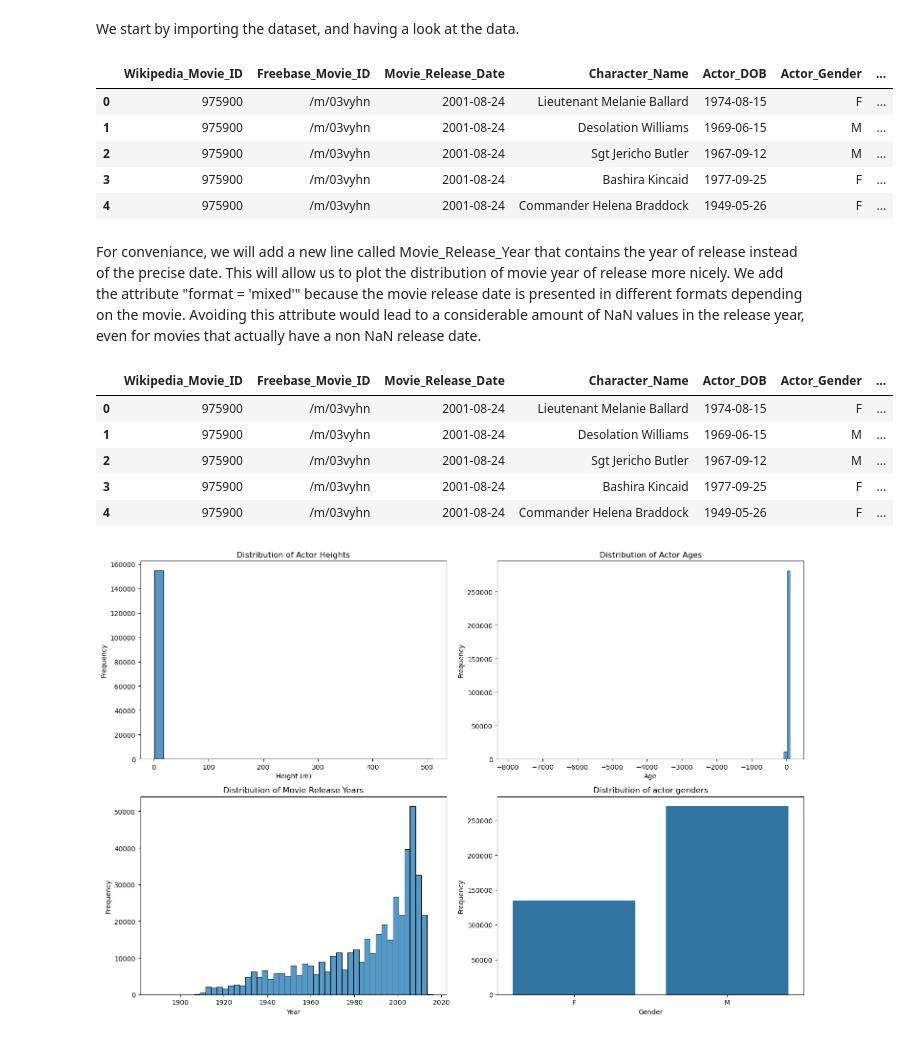
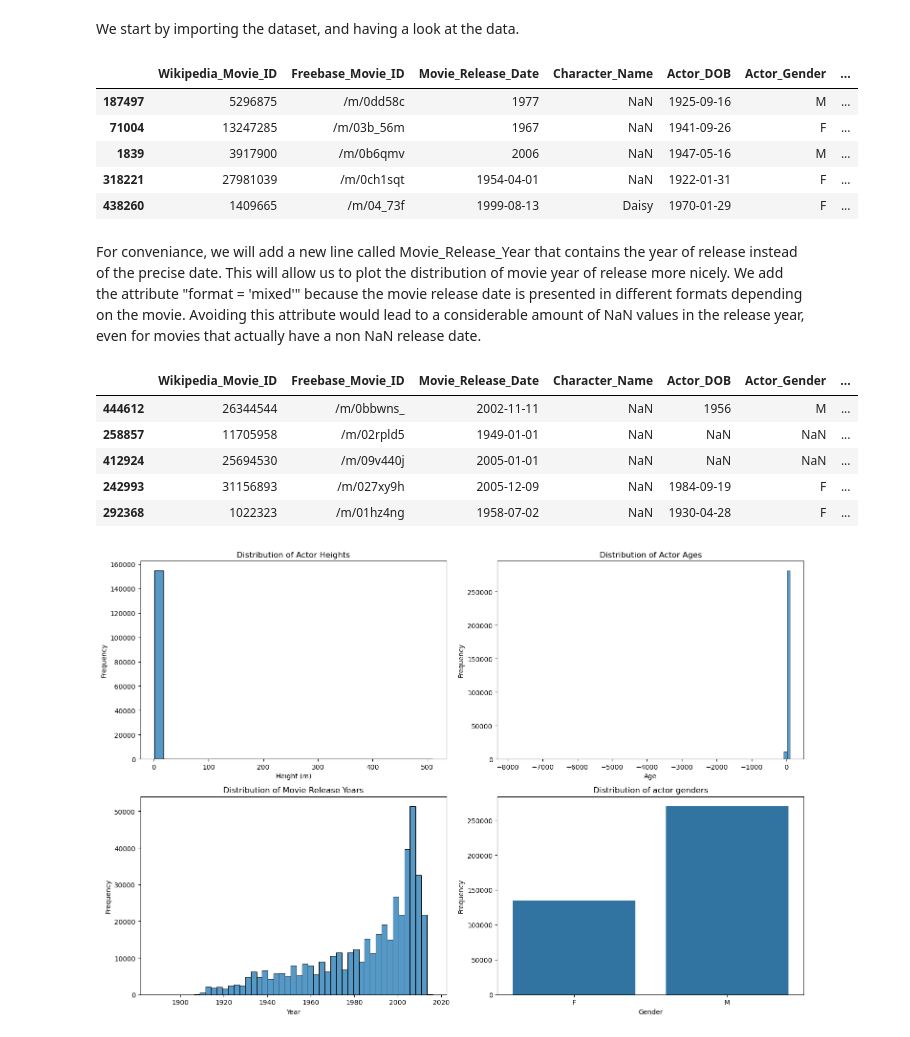
Before and after one commit to epfl-ada/ada-2024-project-adanonymous, a Jupyter notebook: src/utils/preprocessing_louis.ipynb, the cells around one changed output. Saved outputs shown, nothing was run; the diff lists cells and outputs as text; code cells hidden in the pictures.

```diff
--- a/src/utils/preprocessing_louis.ipynb
+++ b/src/utils/preprocessing_louis.ipynb
@@ -8,33 +8,35 @@ import seaborn as sns
 # %% [markdown]
 We start by importing the dataset, and having a look at the data.
 # %%
-character_metadata = pd.read_csv('character.metadata.tsv', sep='\t')
+# Load the character metadata using relative path
+
+character_metadata = pd.read_csv("..\..\data\character.metadata.tsv", sep='\t')
 
 column_names = ['Wikipedia_Movie_ID', 'Freebase_Movie_ID', 'Movie_Release_Date', 'Character_Name', 'Actor_DOB', 'Actor_Gender', 'Actor_Height', 'Actor_Ethnicity', 'Actor_Name', 'Actor_Age_At_Movie_Release', 'Freebase_Character_Actor_Map_ID', 'Freebase_character_ID', 'Freebase_Actor_ID']
 character_metadata.columns = column_names
 
-character_metadata.head(5)
+character_metadata.sample(5)
 # %% [output]
 |  | Wikipedia_Movie_ID | Freebase_Movie_ID | Movie_Release_Date | Character_Name | Actor_DOB | Actor_Gender | ... |
-| 0 | 975900 | /m/03vyhn | 2001-08-24 | Lieutenant Melanie Ballard | 1974-08-15 | F | ... |
-| 1 | 975900 | /m/03vyhn | 2001-08-24 | Desolation Williams | 1969-06-15 | M | ... |
-| 2 | 975900 | /m/03vyhn | 2001-08-24 | Sgt Jericho Butler | 1967-09-12 | M | ... |
-| 3 | 975900 | /m/03vyhn | 2001-08-24 | Bashira Kincaid | 1977-09-25 | F | ... |
-| 4 | 975900 | /m/03vyhn | 2001-08-24 | Commander Helena Braddock | 1949-05-26 | F | ... |
+| 187497 | 5296875 | /m/0dd58c | 1977 | NaN | 1925-09-16 | M | ... |
+| 71004 | 13247285 | /m/03b_56m | 1967 | NaN | 1941-09-26 | F | ... |
+| 1839 | 3917900 | /m/0b6qmv | 2006 | NaN | 1947-05-16 | M | ... |
+| 318221 | 27981039 | /m/0ch1sqt | 1954-04-01 | NaN | 1922-01-31 | F | ... |
+| 438260 | 1409665 | /m/04_73f | 1999-08-13 | Daisy | 1970-01-29 | F | ... |
 # %% [markdown]
 For conveniance, we will add a new line called Movie_Release_Year that contains the year of release instead of the precise date. This will allow us to plot the distribution of movie year of release more nicely. We add the attribute "format = 'mixed'" because the movie release date is presented in different formats depending on the movie. Avoiding this attribute would lead to a considerable amount of NaN values in the release year, even for movies that actually have a non NaN release date.
 # %%
 character_metadata['Movie_Release_Date'] = pd.to_datetime(character_metadata['Movie_Release_Date'], format = 'mixed', errors='coerce')
 character_metadata['Movie_Release_Year'] = character_metadata['Movie_Release_Date'].dt.year
 
-character_metadata.head(5)
+character_metadata.sample(5)
 # %% [output]
 |  | Wikipedia_Movie_ID | Freebase_Movie_ID | Movie_Release_Date | Character_Name | Actor_DOB | Actor_Gender | ... |
-| 0 | 975900 | /m/03vyhn | 2001-08-24 | Lieutenant Melanie Ballard | 1974-08-15 | F | ... |
-| 1 | 975900 | /m/03vyhn | 2001-08-24 | Desolation Williams | 1969-06-15 | M | ... |
-| 2 | 975900 | /m/03vyhn | 2001-08-24 | Sgt Jericho Butler | 1967-09-12 | M | ... |
-| 3 | 975900 | /m/03vyhn | 2001-08-24 | Bashira Kincaid | 1977-09-25 | F | ... |
-| 4 | 975900 | /m/03vyhn | 2001-08-24 | Commander Helena Braddock | 1949-05-26 | F | ... |
+| 444612 | 26344544 | /m/0bbwns_ | 2002-11-11 | NaN | 1956 | M | ... |
+| 258857 | 11705958 | /m/02rpld5 | 1949-01-01 | NaN | NaN | NaN | ... |
+| 412924 | 25694530 | /m/09v440j | 2005-01-01 | NaN | NaN | NaN | ... |
+| 242993 | 31156893 | /m/027xy9h | 2005-12-09 | NaN | 1984-09-19 | F | ... |
+| 292368 | 1022323 | /m/01hz4ng | 1958-07-02 | NaN | 1930-04-28 | F | ... |
 # %%
 fig, axs = plt.subplots(2, 2, figsize=(15, 10))
 sns.histplot(character_metadata['Actor_Height'], bins=30, ax=axs[0, 0])
```
Also changed, not shown: parts of 16 cells of this notebook, 2 other files.
